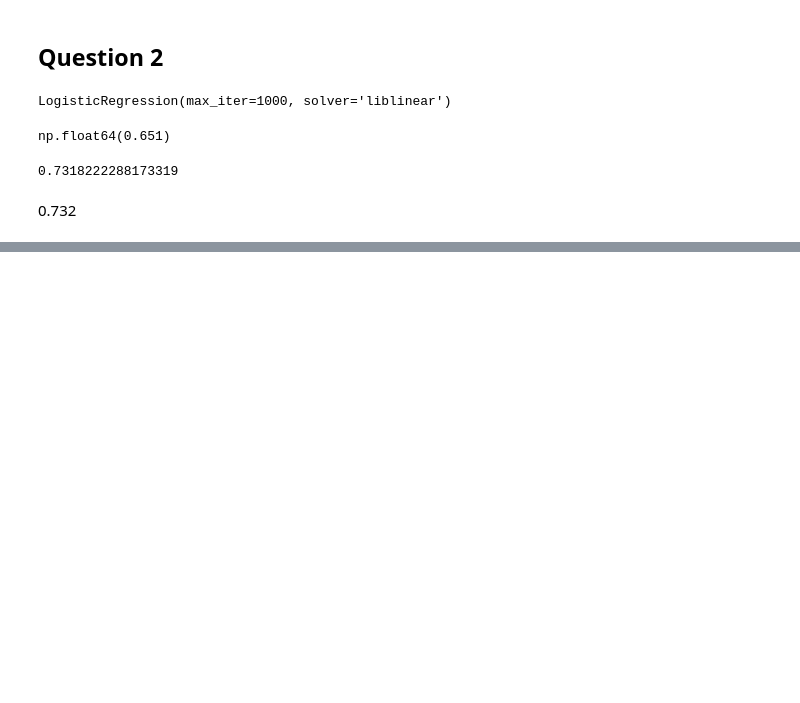
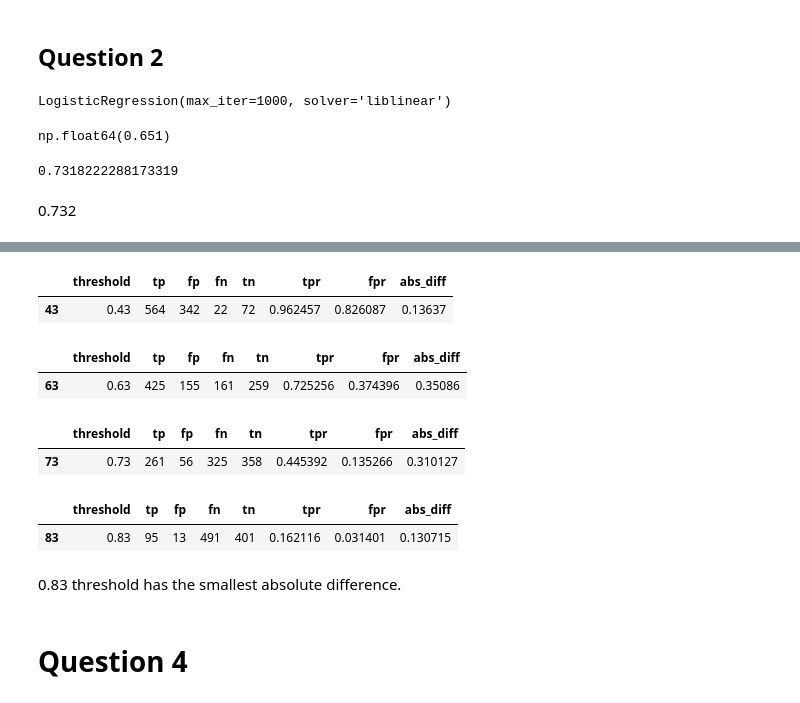
Before and after one commit to nachiketnasa/machine-learning-zoomcamp, a Jupyter notebook: homework_4.ipynb, the cells around one changed output, grey strips where cells are left out. Saved outputs shown, nothing was run; the diff lists cells and outputs as text; code cells hidden in the pictures; blank space fills up the shorter version.

```diff
--- a/homework_4.ipynb
+++ b/homework_4.ipynb
@@ -147,0 +219,20 @@ roc_auc_score(y_val, y_pred)
+# %%
+thresholds = [0.43, 0.63, 0.73, 0.83]
+
+for t in thresholds:
+    df_temp = df_scores.loc[df_scores["threshold"] == t]
+    df_temp["abs_diff"] = abs(df_temp["tpr"] - df_temp["fpr"])
+    display(df_temp)
+# %% [output]
+|  | threshold | tp | fp | fn | tn | tpr | fpr | abs_diff |
+| 43 | 0.43 | 564 | 342 | 22 | 72 | 0.962457 | 0.826087 | 0.13637 |
+|  | threshold | tp | fp | fn | tn | tpr | fpr | abs_diff |
+| 63 | 0.63 | 425 | 155 | 161 | 259 | 0.725256 | 0.374396 | 0.35086 |
+|  | threshold | tp | fp | fn | tn | tpr | fpr | abs_diff |
+| 73 | 0.73 | 261 | 56 | 325 | 358 | 0.445392 | 0.135266 | 0.310127 |
+|  | threshold | tp | fp | fn | tn | tpr | fpr | abs_diff |
+| 83 | 0.83 | 95 | 13 | 491 | 401 | 0.162116 | 0.031401 | 0.130715 |
+# %% [markdown]
+0.83 threshold has the smallest absolute difference.
+# %% [markdown]
+# Question 4
```
Also changed, not shown: parts of 15 cells of this notebook.
